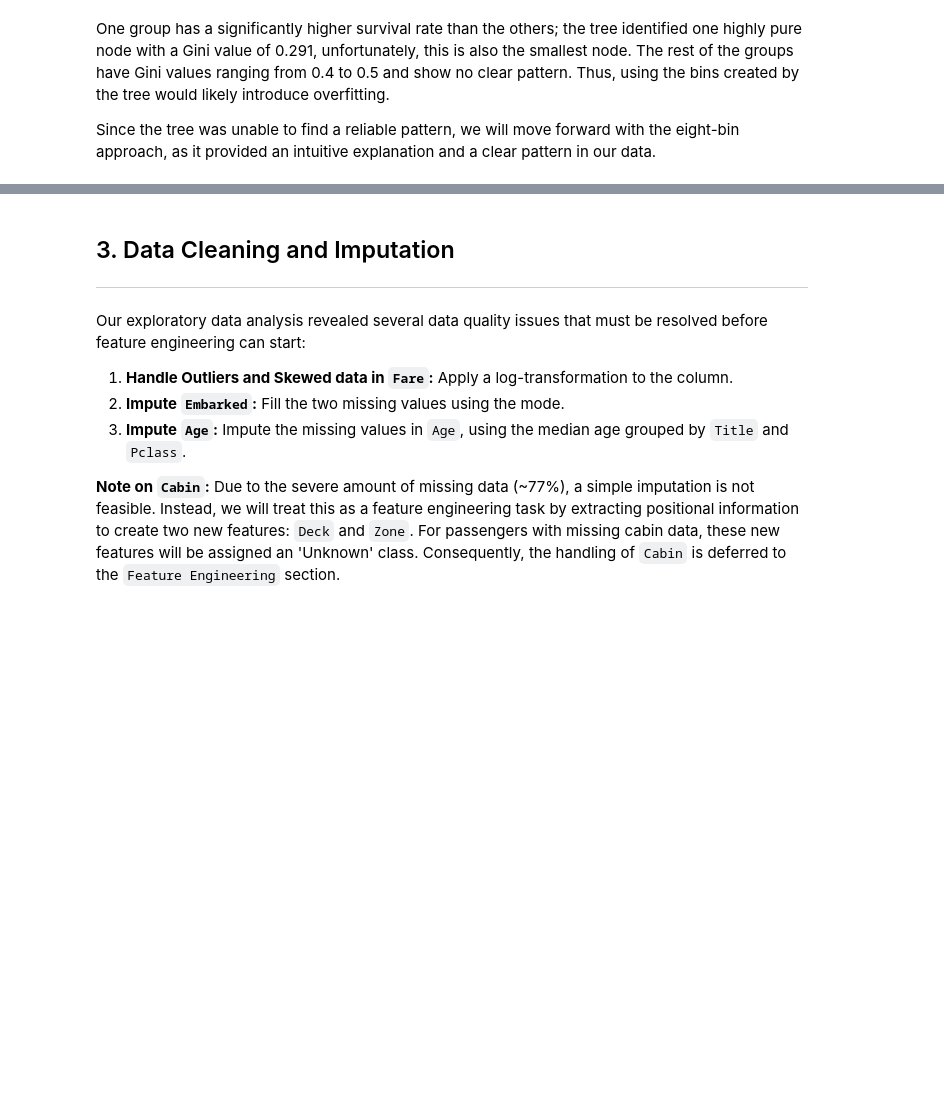
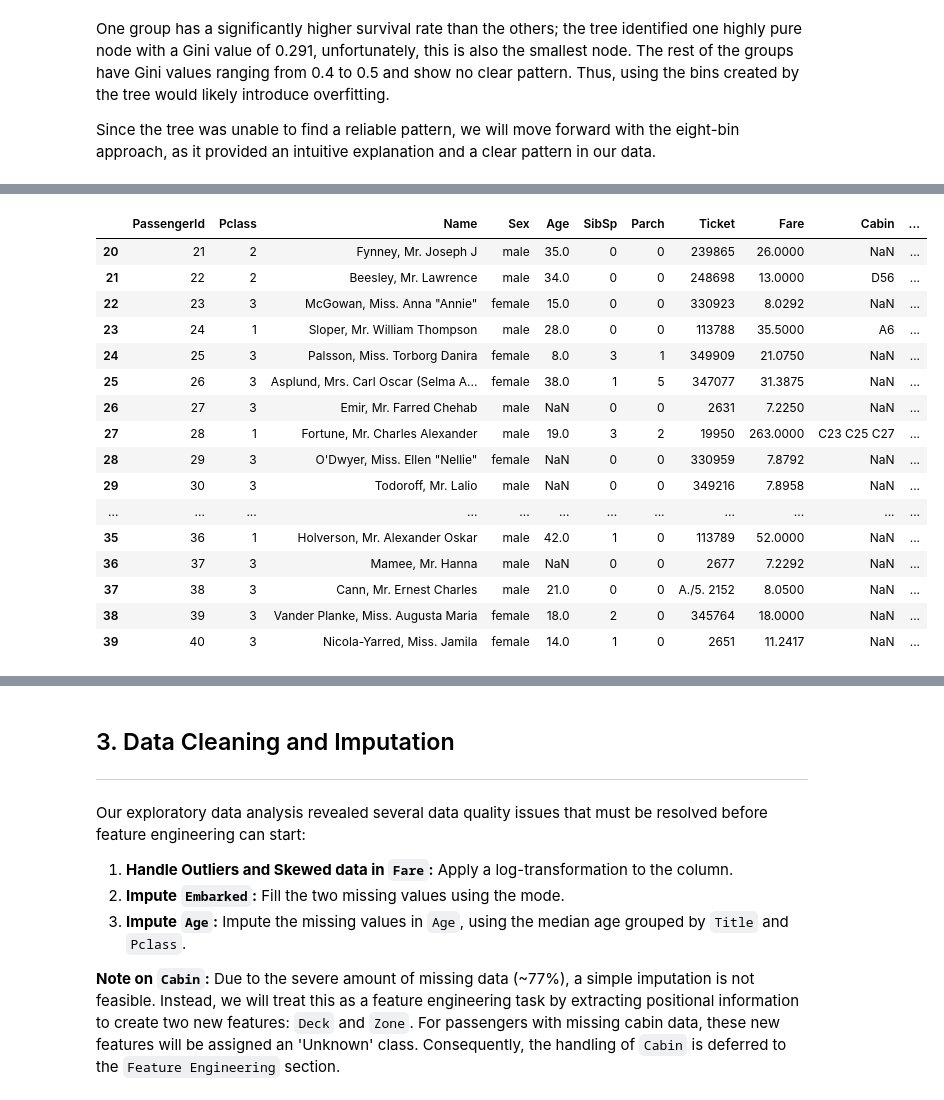
Before and after one commit to JonasLilletevedt/titanic-survival-prediction, a Jupyter notebook: notebooks/01_data_cleaning_and_feature_engineering.ipynb, the cells around one changed output, grey strips where cells are left out. Cells and saved outputs as stored; diff of their text form; code cells hidden in the pictures; blank space fills up the shorter version.

```diff
--- a/notebooks/01_data_cleaning_and_feature_engineering.ipynb
+++ b/notebooks/01_data_cleaning_and_feature_engineering.ipynb
@@ -793,0 +812,61 @@ In this section we will construct the components for our final, end-to-end pipel
+# %%
+# Lets define a small test-sample for our transformers -- To test on the go that they work as expected
+X_train_sample = df_train.iloc[20:891].copy()
+y_train_sample = X_train_sample.pop('Survived')
+
+X_test_sample = df_train.iloc[0:20].copy().drop('Survived', axis=1)
+# %%
+class TitleExtractor(BaseEstimator,  TransformerMixin):
+    def __init__(self, rare_threshold=10):
+        self.rare_threshold = rare_threshold
+
+        # Titles with same meaning
+        self.title_synonym_mapping_ = {
+            'Mlle.': 'Miss.',
+            'Ms.': 'Miss.',
+            'Mme.': 'Mrs.'
+        }
+
+    def fit(self, X, y=None):
+        titles = X['Name'].str.extract(pat=' ([A-Za-z]+\.)', expand=False)
+        titles = titles.replace(self.title_synonym_mapping_)
+        self.non_rare_titles_ = titles.value_counts()[lambda x: x >= self.rare_threshold].index
+        return self
+
+    def transform(self, X, y=None):
+        # Copy to avoid modifying original
+        X_copy = X.copy()
+        # Extract title
+        X_copy['Title_feat'] = X_copy['Name'].str.extract(pat=' ([A-Za-z]+\.)', expand=False)
+
+        # Swap titles with 'Rare' and synonym
+        X_copy['Title_feat'] = X_copy['Title_feat'].replace(self.title_synonym_mapping_)
+
+
+        X_copy['Title_feat'] = X_copy['Title_feat'].apply(lambda x: x if x in self.non_rare_titles_ else 'Rare')
+
+        return X_copy
+# %%
+# Check for train
+title_transformer = TitleExtractor(rare_threshold=5)
+title_transformer.fit(X_train_sample, y_train_sample)
+train_transformed = title_transformer.transform(X_train_sample)
+display(train_transformed.head(20))
+# %% [output]
+|  | PassengerId | Pclass | Name | Sex | Age | SibSp | Parch | Ticket | Fare | Cabin | ... |
+| 20 | 21 | 2 | Fynney, Mr. Joseph J | male | 35.0 | 0 | 0 | 239865 | 26.0000 | NaN | ... |
+| 21 | 22 | 2 | Beesley, Mr. Lawrence | male | 34.0 | 0 | 0 | 248698 | 13.0000 | D56 | ... |
+| 22 | 23 | 3 | McGowan, Miss. Anna "Annie" | female | 15.0 | 0 | 0 | 330923 | 8.0292 | NaN | ... |
+| 23 | 24 | 1 | Sloper, Mr. William Thompson | male | 28.0 | 0 | 0 | 113788 | 35.5000 | A6 | ... |
+| 24 | 25 | 3 | Palsson, Miss. Torborg Danira | female | 8.0 | 3 | 1 | 349909 | 21.0750 | NaN | ... |
+| 25 | 26 | 3 | Asplund, Mrs. Carl Oscar (Selma A... | female | 38.0 | 1 | 5 | 347077 | 31.3875 | NaN | ... |
+| 26 | 27 | 3 | Emir, Mr. Farred Chehab | male | NaN | 0 | 0 | 2631 | 7.2250 | NaN | ... |
+| 27 | 28 | 1 | Fortune, Mr. Charles Alexander | male | 19.0 | 3 | 2 | 19950 | 263.0000 | C23 C25 C27 | ... |
+| 28 | 29 | 3 | O'Dwyer, Miss. Ellen "Nellie" | female | NaN | 0 | 0 | 330959 | 7.8792 | NaN | ... |
+| 29 | 30 | 3 | Todoroff, Mr. Lalio | male | NaN | 0 | 0 | 349216 | 7.8958 | NaN | ... |
+| ... | ... | ... | ... | ... | ... | ... | ... | ... | ... | ... | ... |
+| 35 | 36 | 1 | Holverson, Mr. Alexander Oskar | male | 42.0 | 1 | 0 | 113789 | 52.0000 | NaN | ... |
+| 36 | 37 | 3 | Mamee, Mr. Hanna | male | NaN | 0 | 0 | 2677 | 7.2292 | NaN | ... |
+| 37 | 38 | 3 | Cann, Mr. Ernest Charles | male | 21.0 | 0 | 0 | A./5. 2152 | 8.0500 | NaN | ... |
+| 38 | 39 | 3 | Vander Planke, Miss. Augusta Maria | female | 18.0 | 2 | 0 | 345764 | 18.0000 | NaN | ... |
+| 39 | 40 | 3 | Nicola-Yarred, Miss. Jamila | female | 14.0 | 1 | 0 | 2651 | 11.2417 | NaN | ... |
```
Also changed, not shown: parts of 12 cells of this notebook.
